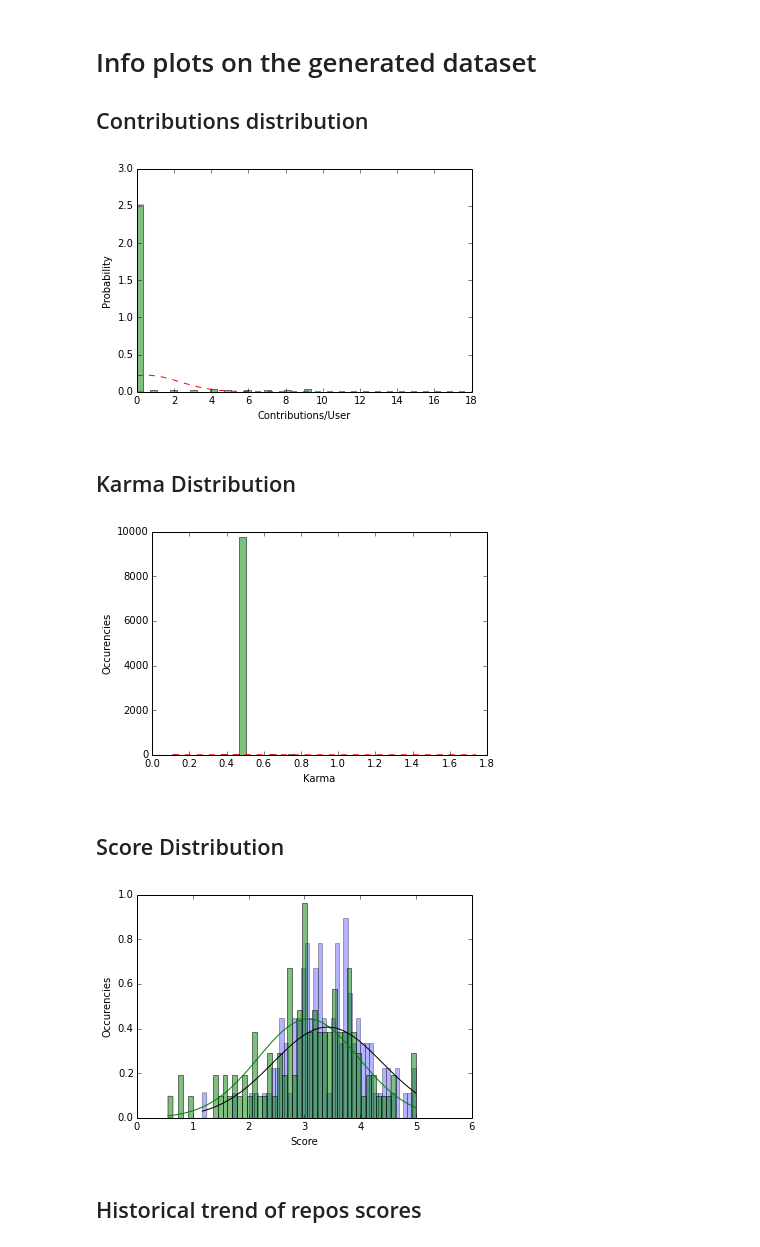
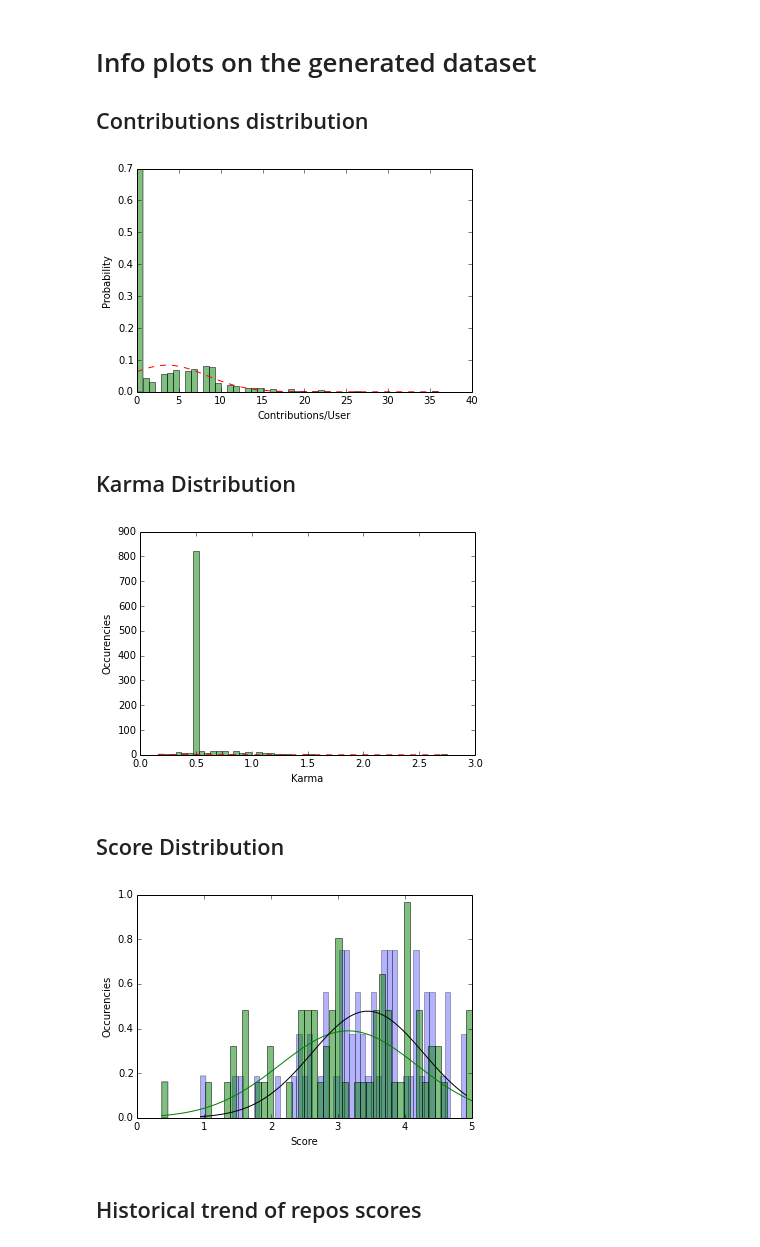
Before and after one commit to gitlinks/notebooks, a Jupyter notebook: Karma and Score Simulation.ipynb, the cells around one changed output. Cells and saved outputs as stored; diff of their text form; code cells hidden in the pictures.

Commit message:
Fix true_scores plots

```diff
--- a/Karma and Score Simulation.ipynb
+++ b/Karma and Score Simulation.ipynb
@@ -10,8 +10,8 @@ from faker import Factory
 MAX_REPO_COMMIT_COUNT = 4000
 MAX_PUSH_COMMIT_COUNT = 10
 NUMBER_OF_REPOS = 400
-NUMBER_OF_USERS = 10000
-NUMBER_OF_PUSHS = 1000
+NUMBER_OF_USERS = 1000
+NUMBER_OF_PUSHS = 700
 NUMBER_OF_RATINGS = 100
 AVERALL_AVERAGE_RATE = 0.7
 RATES = ['doc', 'support', 'code_quality']
@@ -192,7 +192,7 @@ plt.xlabel('Contributions/User')
 plt.ylabel('Probability')
 plt.show()
 # %% [output]
-[figure, old version]
+[figure, new version]
 # %% [markdown]
 ## Karma Distribution
 # %%
@@ -212,42 +212,42 @@ plt.xlabel('Karma')
 plt.ylabel('Occurencies')
 plt.show()
 # %% [output]
-[figure, old version]
+[figure, new version]
 # %% [markdown]
 ## Score Distribution
 # %%
 def plot_bins(score_key, color, alpha=0.5):
     scores = []
     for repo_id, repo in repos.iteritems():
         if repo['score'] > 0:
             scores.append(repo[score_key])
     n, bins, patches = plt.hist(scores, 50, normed=True, facecolor=color, alpha=alpha)
     plot_score_distribution(scores, bins, color)
 
 def plot_score_distribution(scores, bins, color):
     mu = np.mean(scores)
     sigma = np.std(scores)
     y = mlab.normpdf(bins, mu, sigma)
     plt.plot(bins, y, color)
 
 true_scores = []
 for repo_id, repo in repos.iteritems():
     if repo['score'] > 0:
         true_scores.append(compute_score_from_rating(repo['true_ratings']))
 
 n, true_bins, true_patches = plt.hist(true_scores, 50, normed=True, facecolor='blue', alpha=0.3)
 
 true_mu = np.mean(true_scores)
-true_sigma = np.std(scores)
+true_sigma = np.std(true_scores)
 true_y = mlab.normpdf(true_bins, true_mu, true_sigma)
 
 plot_bins('score', 'green')
 plt.plot(true_bins, true_y, 'black')
 plt.xlabel('Score')
 plt.ylabel('Occurencies')
 plt.show()
 # %% [output]
-[figure, old version]
+[figure, new version]
 # %% [markdown]
 ## Historical trend of repos scores
 # %%
```
Also changed, not shown: parts of 2 cells of this notebook.
